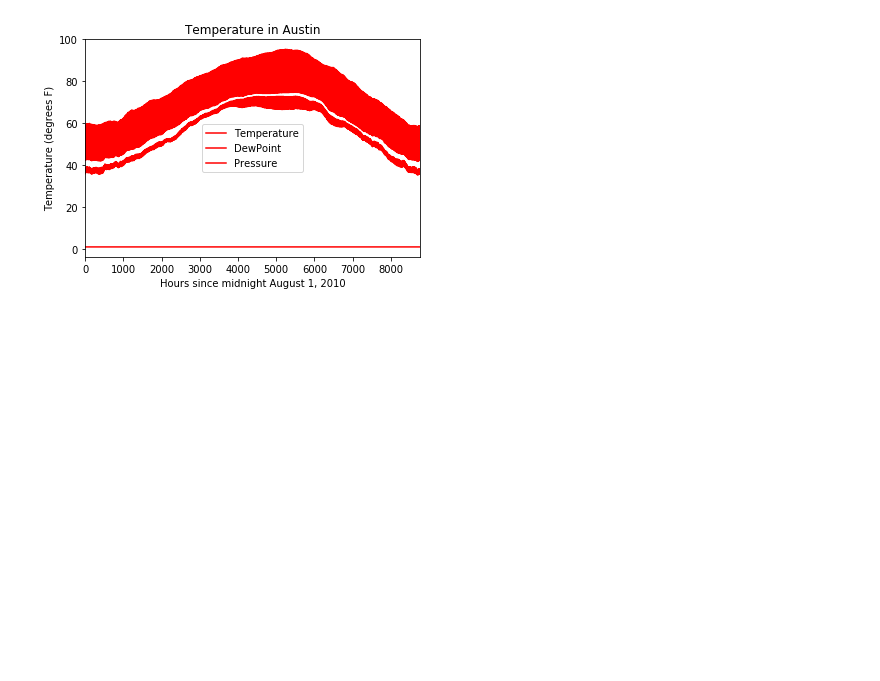
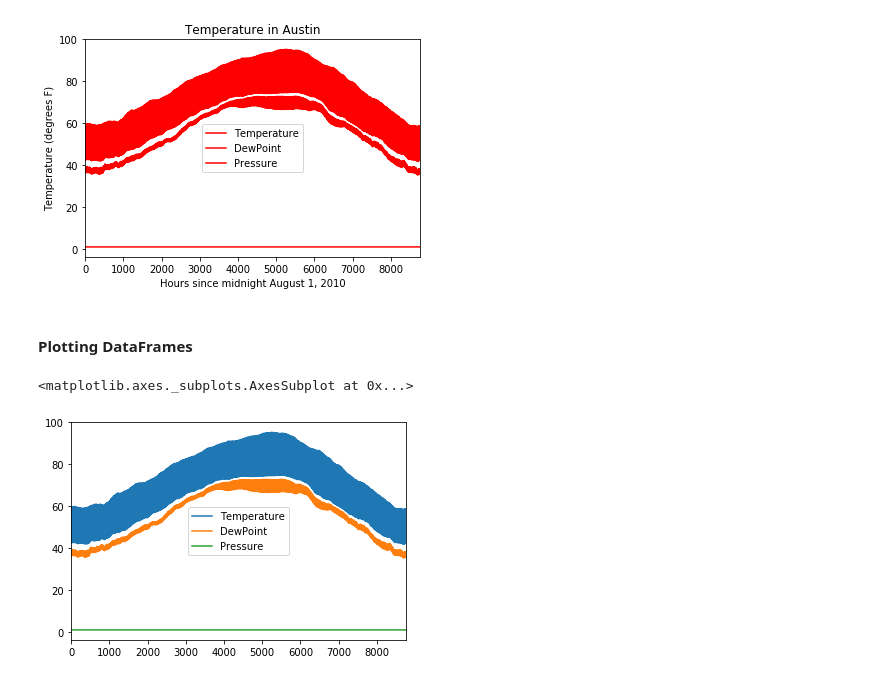
Before and after one commit to thap/python_basics_to_advanced, a Jupyter notebook: pandas foundations.ipynb, the cells around one changed output. Cells and saved outputs as stored; diff of their text form; code cells hidden in the pictures; blank space fills up the shorter version.

```diff
--- a/pandas foundations.ipynb
+++ b/pandas foundations.ipynb
@@ -191,3 +191,11 @@ plt.ylabel('Temperature (degrees F)')
 plt.show()
 # %% [output]
 [figure]
+# %% [markdown]
+#### Plotting DataFrames
+# %%
+# Plot all columns by default
+df.plot()
+# %% [output]
+<matplotlib.axes._subplots.AxesSubplot at 0x...>
+[figure, added]
```
Also changed, not shown: parts of 37 cells of this notebook.
